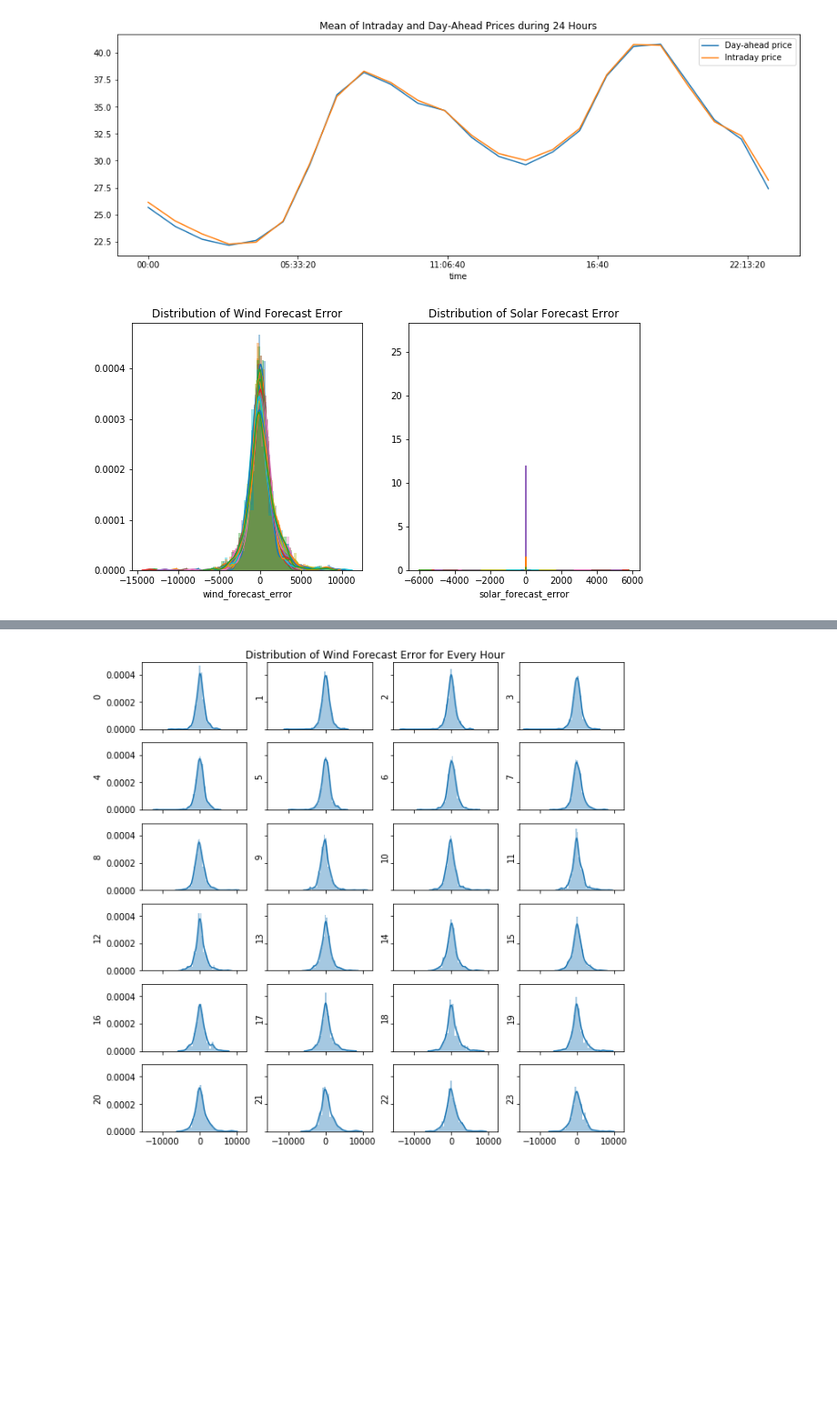
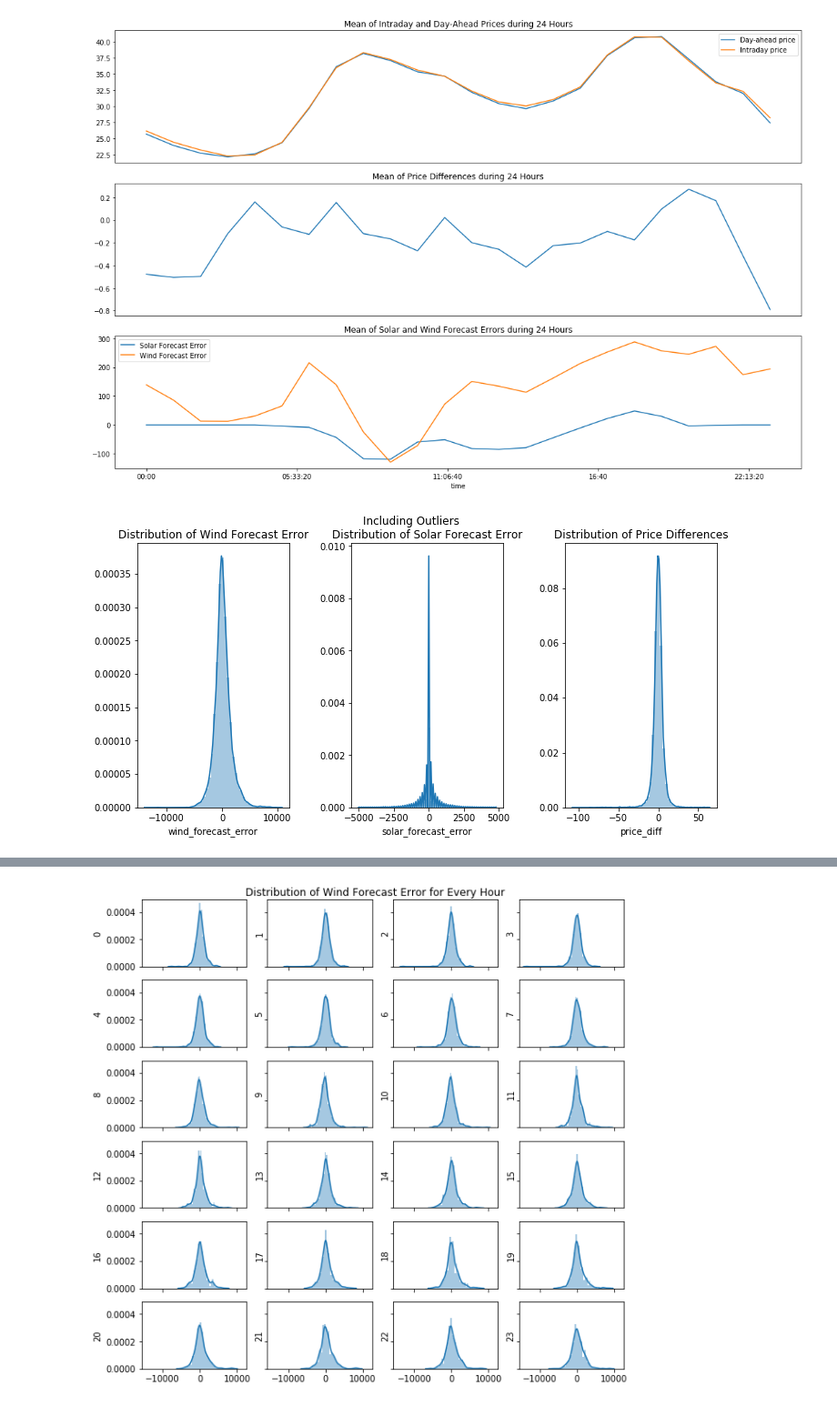
Before and after one commit to mauricepohl/pandas, a Jupyter notebook: 03_modeling/Modeling - Playground Maurice.ipynb, the cells around one changed output, grey strips where cells are left out. Shown at 91% size. Saved outputs shown, nothing was run; the diff lists cells and outputs as text; code cells hidden in the pictures; blank space fills up the shorter version.

```diff
--- a/03_modeling/Modeling - Playground Maurice.ipynb
+++ b/03_modeling/Modeling - Playground Maurice.ipynb
@@ -68,25 +68,39 @@ df_clean.head()
 # %%
 plot_data = df_clean.groupby(["hour"])["day_ahead_price", "intraday_price", "price_diff",
                                        "solar_generation_forecast", "solar_generation_actual",
                                        "solar_forecast_error", "wind_generation_forecast",
                                        "wind_generation_actual", "wind_forecast_error"].mean()
 
-fig, ax = plt.subplots(1, 1, figsize=(15, 5))
+fig, (ax1, ax2, ax3) = plt.subplots(3, 1, figsize=(15, 10), sharex=True)
 
-ax.plot(plot_data.index, plot_data["day_ahead_price"].values,
+ax1.plot(plot_data.index, plot_data["day_ahead_price"].values,
         plot_data.index, plot_data["intraday_price"].values)
-ax.set_title("Mean of Intraday and Day-Ahead Prices during 24 Hours")
-ax.legend(["Day-ahead price", "Intraday price"]);
+ax1.set_title("Mean of Intraday and Day-Ahead Prices during 24 Hours")
+ax1.legend(["Day-ahead price", "Intraday price"])
+ax1.tick_params(bottom=False, top=False)
+ax1.xaxis.set_label_text("")
+
+ax2.plot(plot_data.index, plot_data["price_diff"].values)
+ax2.set_title("Mean of Price Differences during 24 Hours")
+ax2.tick_params(bottom=False, top=False)
+ax2.xaxis.set_label_text("")
+
+ax3.plot(plot_data.index, plot_data["solar_forecast_error"].values,
+         plot_data.index, plot_data["wind_forecast_error"].values)
+ax3.set_title("Mean of Solar and Wind Forecast Errors during 24 Hours")
+ax3.legend(["Solar Forecast Error", "Wind Forecast Error"])
+
+plt.tight_layout();
 # %% [output]
-[figure, old version]
+[figure, new version]
 # %%
-fig, (ax1, ax2) = plt.subplots(1, 2, figsize=(10, 5))
+fig, (ax1, ax2, ax3) = plt.subplots(1, 3, figsize=(10, 5))
 
-for hour in range(0, 23):
-    globals()["df" + str(hour)] = df_clean.between_time(str(hour) + ":00", str(hour) + ":59")
-    sns.distplot(globals()["df" + str(hour)]["wind_forecast_error"],
-                 ax=ax1).set_title("Distribution of Wind Forecast Error")
-    sns.distplot(globals()["df" + str(hour)]["solar_forecast_error"],
-                 ax=ax2).set_title("Distribution of Solar Forecast Error")
+sns.distplot(df_clean["wind_forecast_error"], ax=ax1).set_title("Distribution of Wind Forecast Error")
+sns.distplot(df_clean["solar_forecast_error"], ax=ax2).set_title("Distribution of Solar Forecast Error")
+sns.distplot(df_clean["price_diff"], ax=ax3).set_title("Distribution of Price Differences")
+
+plt.suptitle("Including Outliers", y=1.01)
+plt.tight_layout();
 # %% [output]
-[figure, old version]
+[figure, new version]
```
Also changed, not shown: parts of 7 cells of this notebook, 2 other files.
